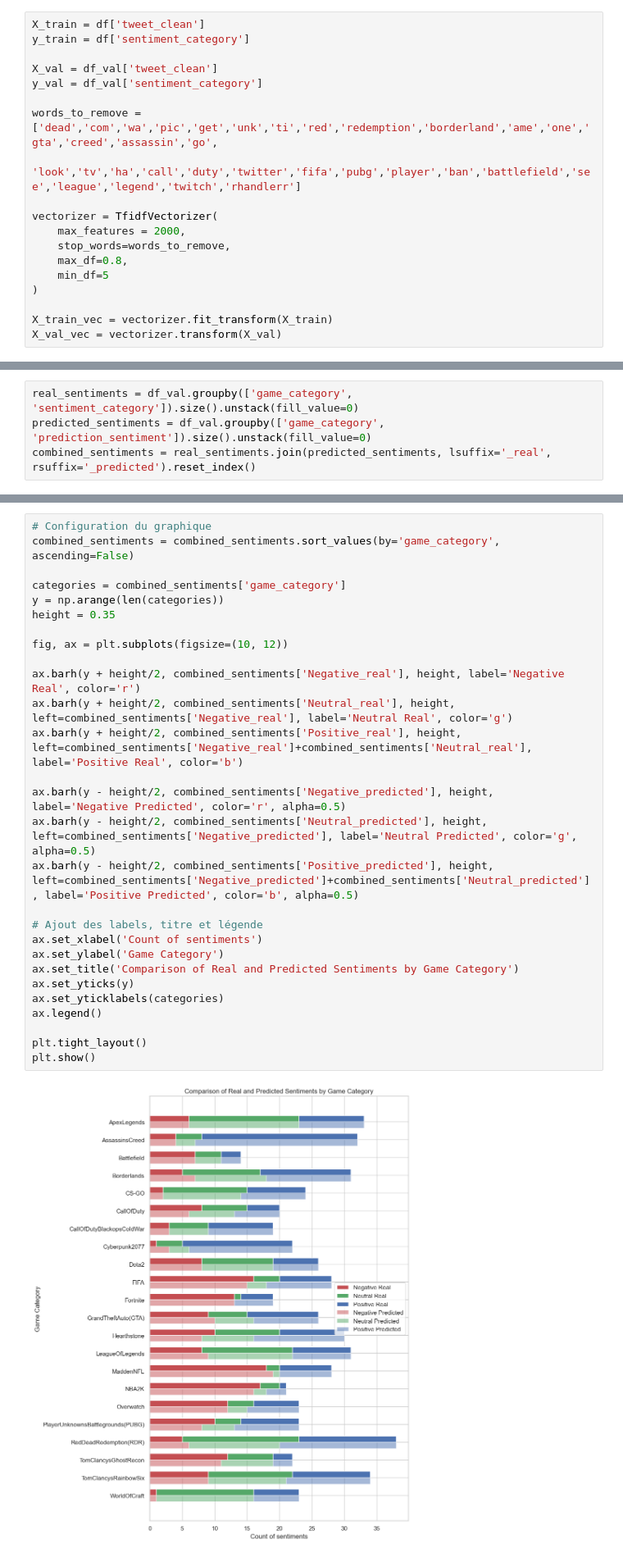
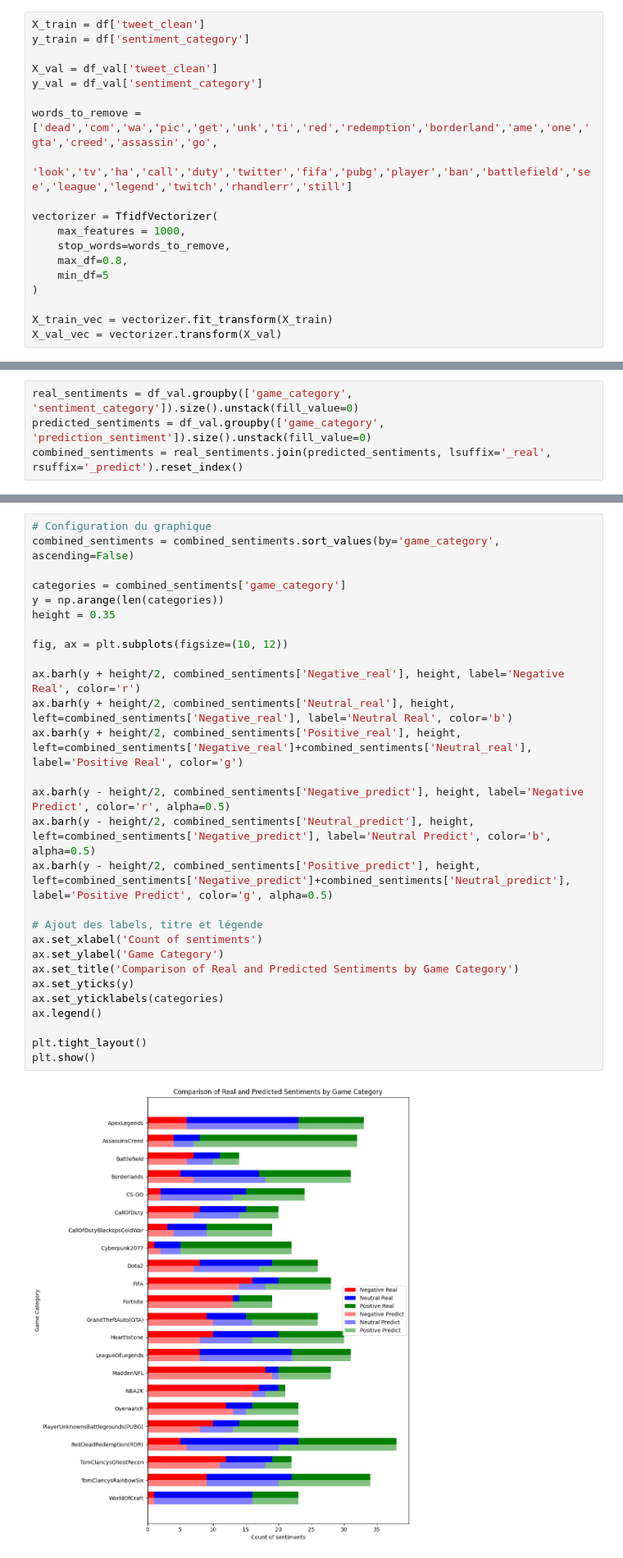
Before and after one commit to vincent-tran-94/Sentiment_Analytics_Games, a Jupyter notebook: Sentimental_tweets.ipynb, the cells around one changed output, grey strips where cells are left out. Shown at 82% size. Saved outputs shown, nothing was run; the diff lists cells and outputs as text.

```diff
--- a/Sentimental_tweets.ipynb
+++ b/Sentimental_tweets.ipynb
@@ -507,10 +487,10 @@ X_val = df_val['tweet_clean']
 y_val = df_val['sentiment_category']
 
 words_to_remove = ['dead','com','wa','pic','get','unk','ti','red','redemption','borderland','ame','one','gta','creed','assassin','go',
-                   'look','tv','ha','call','duty','twitter','fifa','pubg','player','ban','battlefield','see','league','legend','twitch','rhandlerr']
+                   'look','tv','ha','call','duty','twitter','fifa','pubg','player','ban','battlefield','see','league','legend','twitch','rhandlerr','still']
 
 vectorizer = TfidfVectorizer(
-    max_features = 2000,
+    max_features = 1000,
     stop_words=words_to_remove,
     max_df=0.8,
     min_df=5
@@ -791,7 +853,7 @@ plt.show()
 # %%
 real_sentiments = df_val.groupby(['game_category', 'sentiment_category']).size().unstack(fill_value=0)
 predicted_sentiments = df_val.groupby(['game_category', 'prediction_sentiment']).size().unstack(fill_value=0)
-combined_sentiments = real_sentiments.join(predicted_sentiments, lsuffix='_real', rsuffix='_predicted').reset_index()
+combined_sentiments = real_sentiments.join(predicted_sentiments, lsuffix='_real', rsuffix='_predict').reset_index()
 # %%
 combined_sentiments.head()
 # %% [output]
@@ -806,30 +868,30 @@ combined_sentiments.head()
 # %%
 # Configuration du graphique
 combined_sentiments = combined_sentiments.sort_values(by='game_category', ascending=False)
 
 categories = combined_sentiments['game_category']
 y = np.arange(len(categories))
 height = 0.35
 
 fig, ax = plt.subplots(figsize=(10, 12))
 
 ax.barh(y + height/2, combined_sentiments['Negative_real'], height, label='Negative Real', color='r')
-ax.barh(y + height/2, combined_sentiments['Neutral_real'], height, left=combined_sentiments['Negative_real'], label='Neutral Real', color='g')
-ax.barh(y + height/2, combined_sentiments['Positive_real'], height, left=combined_sentiments['Negative_real']+combined_sentiments['Neutral_real'], label='Positive Real', color='b')
+ax.barh(y + height/2, combined_sentiments['Neutral_real'], height, left=combined_sentiments['Negative_real'], label='Neutral Real', color='b')
+ax.barh(y + height/2, combined_sentiments['Positive_real'], height, left=combined_sentiments['Negative_real']+combined_sentiments['Neutral_real'], label='Positive Real', color='g')
 
-ax.barh(y - height/2, combined_sentiments['Negative_predicted'], height, label='Negative Predicted', color='r', alpha=0.5)
-ax.barh(y - height/2, combined_sentiments['Neutral_predicted'], height, left=combined_sentiments['Negative_predicted'], label='Neutral Predicted', color='g', alpha=0.5)
-ax.barh(y - height/2, combined_sentiments['Positive_predicted'], height, left=combined_sentiments['Negative_predicted']+combined_sentiments['Neutral_predicted'], label='Positive Predicted', color='b', alpha=0.5)
+ax.barh(y - height/2, combined_sentiments['Negative_predict'], height, label='Negative Predict', color='r', alpha=0.5)
+ax.barh(y - height/2, combined_sentiments['Neutral_predict'], height, left=combined_sentiments['Negative_predict'], label='Neutral Predict', color='b', alpha=0.5)
+ax.barh(y - height/2, combined_sentiments['Positive_predict'], height, left=combined_sentiments['Negative_predict']+combined_sentiments['Neutral_predict'], label='Positive Predict', color='g', alpha=0.5)
 
 # Ajout des labels, titre et légende
 ax.set_xlabel('Count of sentiments')
 ax.set_ylabel('Game Category')
 ax.set_title('Comparison of Real and Predicted Sentiments by Game Category')
 ax.set_yticks(y)
 ax.set_yticklabels(categories)
 ax.legend()
 
 plt.tight_layout()
 plt.show()
 # %% [output]
-[figure, old version]
+[figure, new version]
```
Also changed, not shown: parts of 39 cells of this notebook, 3 other files.
